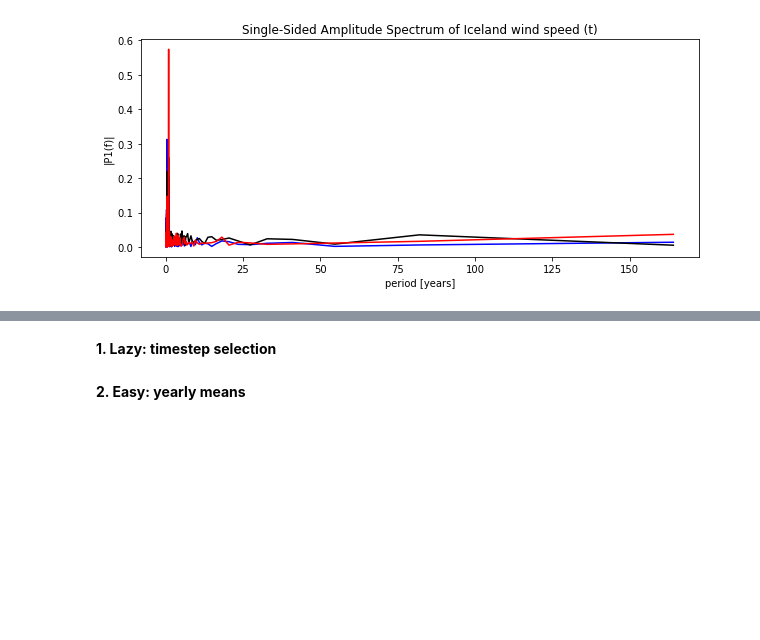
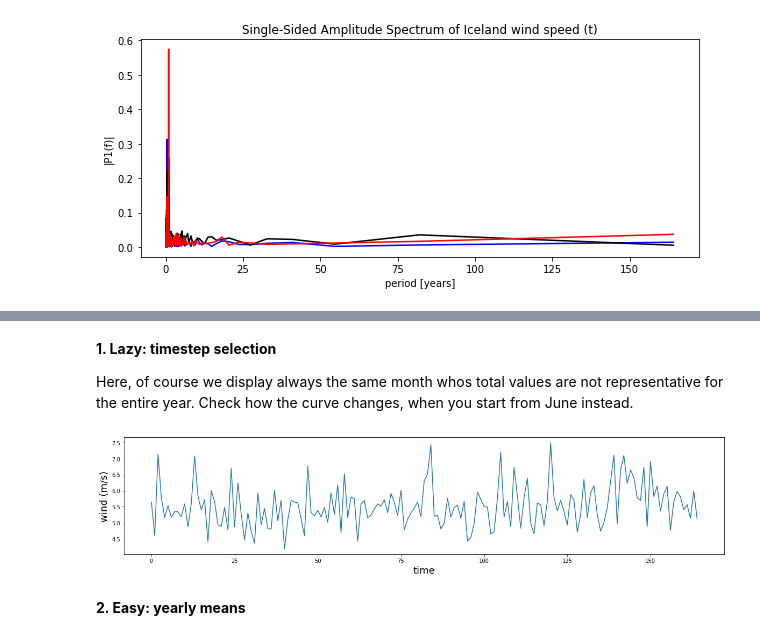
Before and after one commit to JuliaKukulies/teaching_climate, a Jupyter notebook: exercises_GVN465/ex3.ipynb, the cells around one changed output, grey strips where cells are left out. Cells and saved outputs as stored; diff of their text form; code cells hidden in the pictures; blank space fills up the shorter version.

```diff
--- a/exercises_GVN465/ex3.ipynb
+++ b/exercises_GVN465/ex3.ipynb
@@ -331,7 +343,13 @@ wind = wind_Ice.sfcWind.values
-# %% [markdown]
-**1. Lazy: timestep selection**
+# %% [markdown]
+**1. Lazy: timestep selection**
+
+Here, of course we display always the same month whos total values are not representative for the entire year. Check how the curve changes, when you start from June instead.
 # %%
 wind_lazy = wind[0:-1:12]
+
+check_plot(wind_lazy)
+# %% [output]
+[figure, added]
 # %% [markdown]
 **2. Easy: yearly means**
 # %%
```
Also changed, not shown: parts of 20 cells of this notebook.
